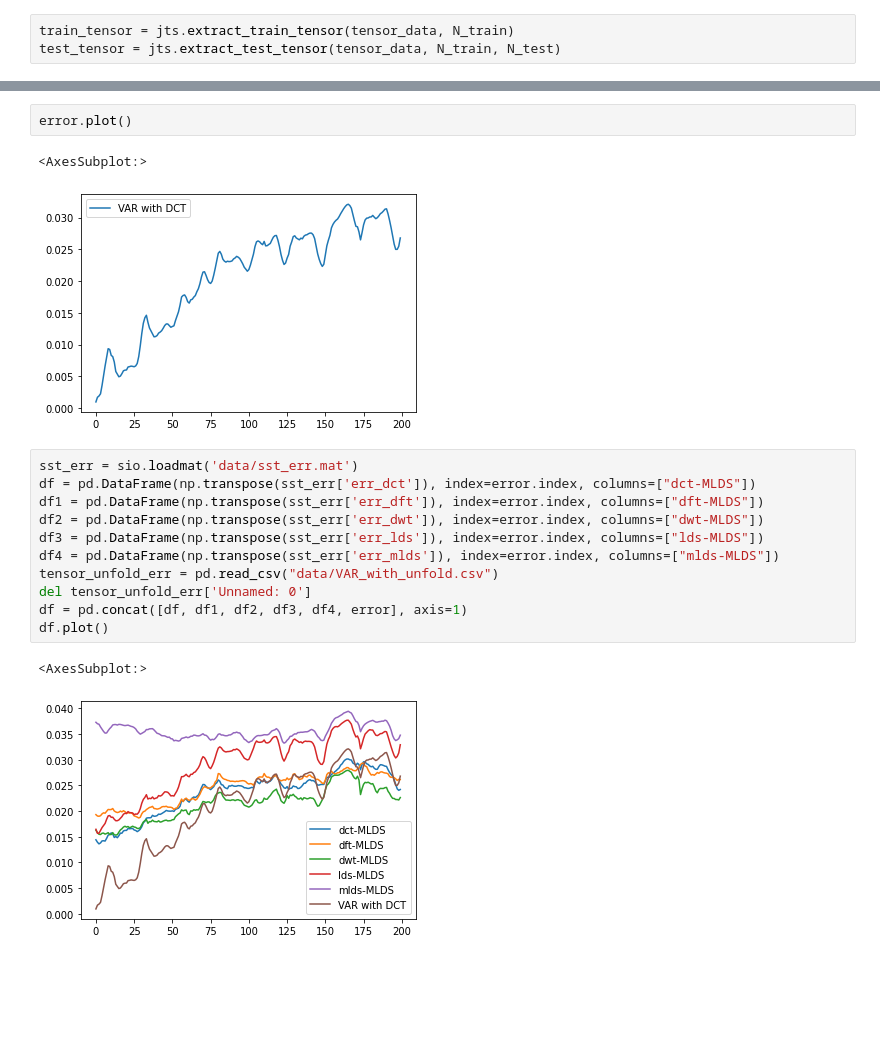
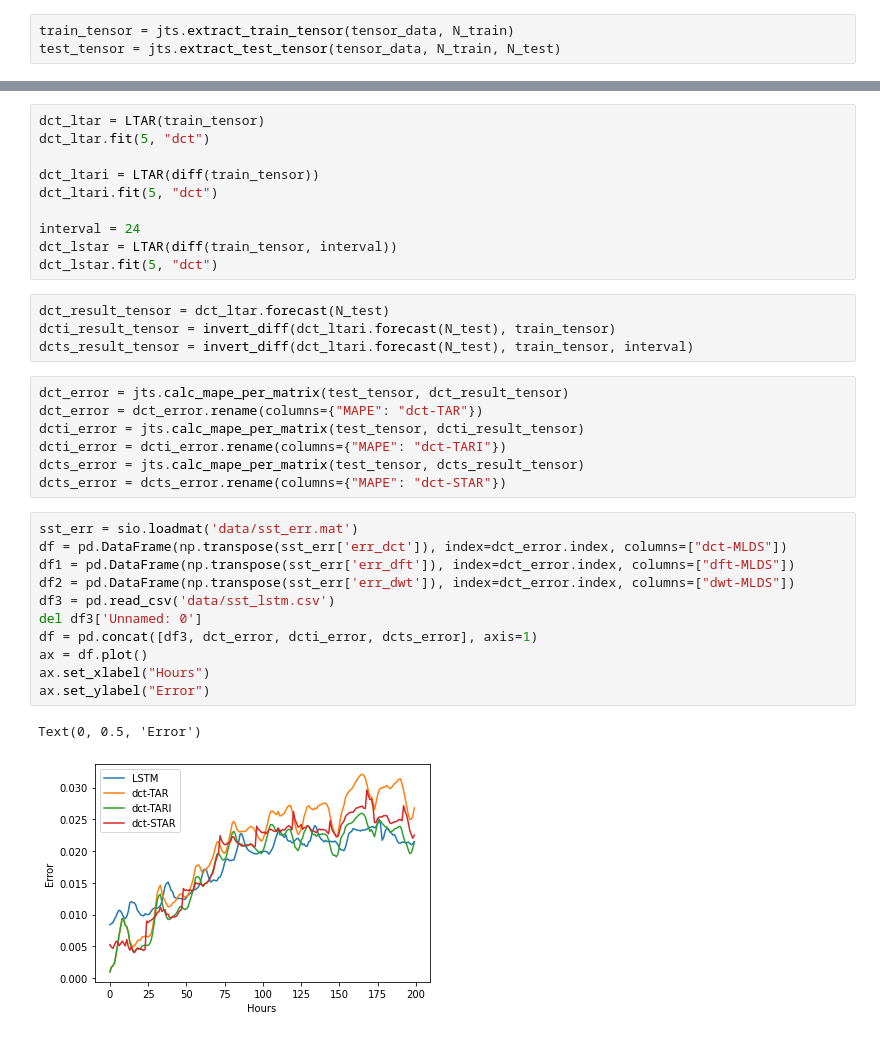
Before and after one commit to VintageDesign/multi_linear_research, a Jupyter notebook: jackson/Docs&Code/L-TVAR/sst_class.ipynb, the cells around one changed output, grey strips where cells are left out. Saved outputs shown, nothing was run; the diff lists cells and outputs as text; blank space fills up the shorter version.

```diff
--- a/jackson/Docs&Code/L-TVAR/sst_class.ipynb
+++ b/jackson/Docs&Code/L-TVAR/sst_class.ipynb
@@ -195,19 +88,35 @@ error
-# %%
-error.plot()
-# %% [output]
-<AxesSubplot:>
-[figure, removed]
+# %%
+dct_ltar = LTAR(train_tensor)
+dct_ltar.fit(5, "dct")
+
+dct_ltari = LTAR(diff(train_tensor))
+dct_ltari.fit(5, "dct")
+
+interval = 24
+dct_lstar = LTAR(diff(train_tensor, interval))
+dct_lstar.fit(5, "dct")
+# %%
+dct_result_tensor = dct_ltar.forecast(N_test)
+dcti_result_tensor = invert_diff(dct_ltari.forecast(N_test), train_tensor)
+dcts_result_tensor = invert_diff(dct_ltari.forecast(N_test), train_tensor, interval)
+# %%
+dct_error = jts.calc_mape_per_matrix(test_tensor, dct_result_tensor)
+dct_error = dct_error.rename(columns={"MAPE": "dct-TAR"})
+dcti_error = jts.calc_mape_per_matrix(test_tensor, dcti_result_tensor)
+dcti_error = dcti_error.rename(columns={"MAPE": "dct-TARI"})
+dcts_error = jts.calc_mape_per_matrix(test_tensor, dcts_result_tensor)
+dcts_error = dcts_error.rename(columns={"MAPE": "dct-STAR"})
 # %%
 sst_err = sio.loadmat('data/sst_err.mat')
-df = pd.DataFrame(np.transpose(sst_err['err_dct']), index=error.index, columns=["dct-MLDS"])
-df1 = pd.DataFrame(np.transpose(sst_err['err_dft']), index=error.index, columns=["dft-MLDS"])
-df2 = pd.DataFrame(np.transpose(sst_err['err_dwt']), index=error.index, columns=["dwt-MLDS"])
-df3 = pd.DataFrame(np.transpose(sst_err['err_lds']), index=error.index, columns=["lds-MLDS"])
-df4 = pd.DataFrame(np.transpose(sst_err['err_mlds']), index=error.index, columns=["mlds-MLDS"])
-tensor_unfold_err = pd.read_csv("data/VAR_with_unfold.csv")
-del tensor_unfold_err['Unnamed: 0']
-df = pd.concat([df, df1, df2, df3, df4, error], axis=1)
-df.plot()
+df = pd.DataFrame(np.transpose(sst_err['err_dct']), index=dct_error.index, columns=["dct-MLDS"])
+df1 = pd.DataFrame(np.transpose(sst_err['err_dft']), index=dct_error.index, columns=["dft-MLDS"])
+df2 = pd.DataFrame(np.transpose(sst_err['err_dwt']), index=dct_error.index, columns=["dwt-MLDS"])
+df3 = pd.read_csv('data/sst_lstm.csv')
+del df3['Unnamed: 0']
+df = pd.concat([df3, dct_error, dcti_error, dcts_error], axis=1)
+ax = df.plot()
+ax.set_xlabel("Hours")
+ax.set_ylabel("Error")
 # %% [output]
-<AxesSubplot:>
+Text(0, 0.5, 'Error')
-[figure, old version]
+[figure, new version]
```
Also changed, not shown: parts of 20 cells of this notebook, 29 other files.
